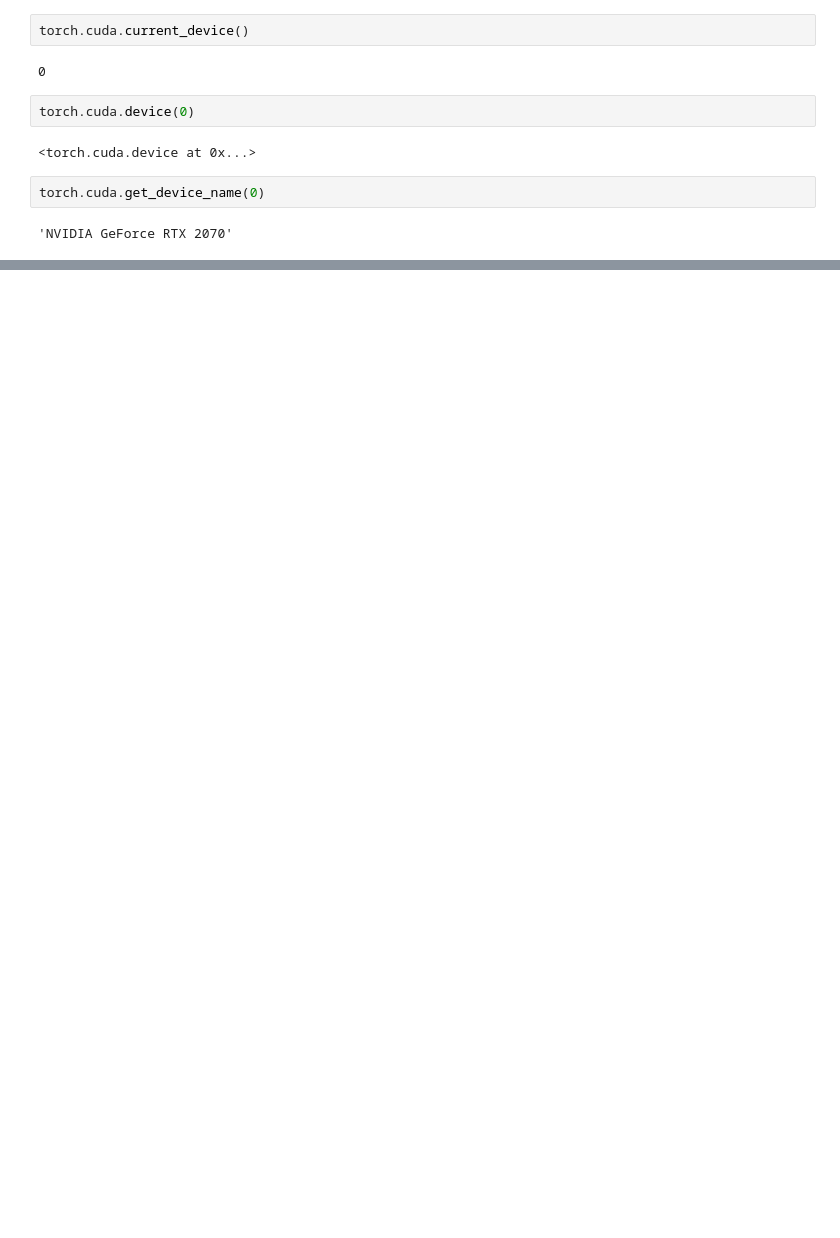
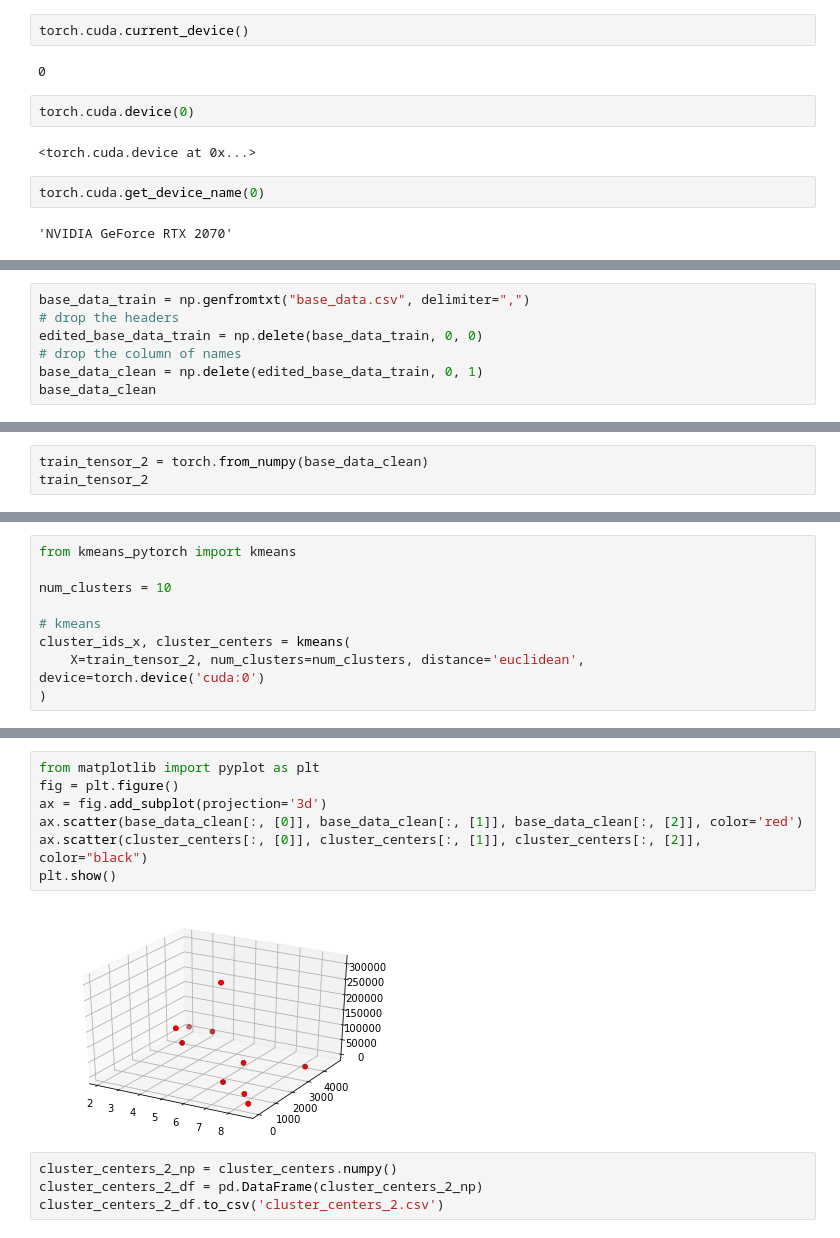
Before and after one commit to tjyang99/DB_Project, a Jupyter notebook: ML Code.ipynb, the cells around one changed output, grey strips where cells are left out. Cells and saved outputs as stored; diff of their text form; blank space fills up the shorter version.

```diff
--- a/ML Code.ipynb
+++ b/ML Code.ipynb
@@ -133,0 +144,7 @@ cluster_centers_1_df.to_csv('cluster_centers_1.csv')
+# %%
+base_data_train = np.genfromtxt("base_data.csv", delimiter=",")
+# drop the headers
+edited_base_data_train = np.delete(base_data_train, 0, 0)
+# drop the column of names
+base_data_clean = np.delete(edited_base_data_train, 0, 1)
+base_data_clean
@@ -133,0 +162,3 @@ cluster_centers_1_df.to_csv('cluster_centers_1.csv')
+# %%
+train_tensor_2 = torch.from_numpy(base_data_clean)
+train_tensor_2
@@ -133,0 +176,9 @@ cluster_centers_1_df.to_csv('cluster_centers_1.csv')
+# %%
+from kmeans_pytorch import kmeans
+
+num_clusters = 10
+
+# kmeans
+cluster_ids_x, cluster_centers = kmeans(
+    X=train_tensor_2, num_clusters=num_clusters, distance='euclidean', device=torch.device('cuda:0')
+)
@@ -133,0 +205,13 @@ cluster_centers_1_df.to_csv('cluster_centers_1.csv')
+# %%
+from matplotlib import pyplot as plt
+fig = plt.figure()
+ax = fig.add_subplot(projection='3d')
+ax.scatter(base_data_clean[:, [0]], base_data_clean[:, [1]], base_data_clean[:, [2]], color='red')
+ax.scatter(cluster_centers[:, [0]], cluster_centers[:, [1]], cluster_centers[:, [2]], color="black")
+plt.show()
+# %% [output]
+[figure, added]
+# %%
+cluster_centers_2_np = cluster_centers.numpy()
+cluster_centers_2_df = pd.DataFrame(cluster_centers_2_np)
+cluster_centers_2_df.to_csv('cluster_centers_2.csv')
```
Also changed, not shown: parts of 15 cells of this notebook, 4 other files.
